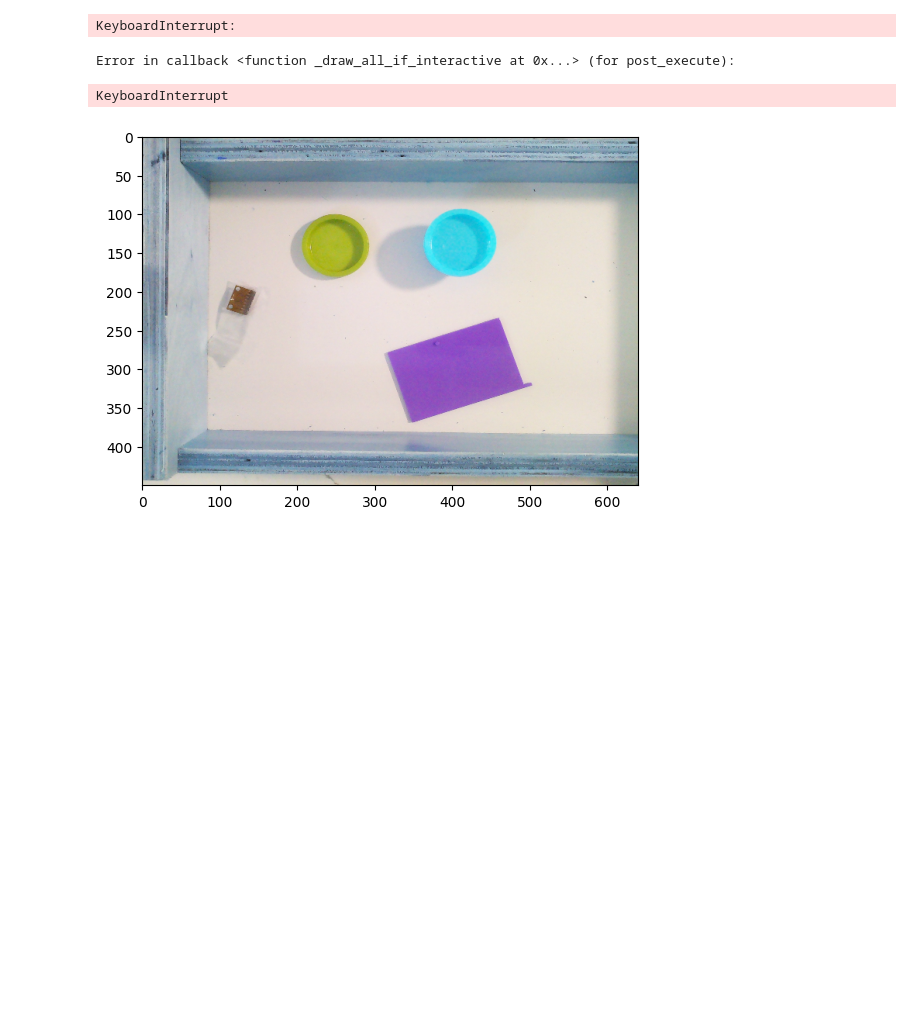
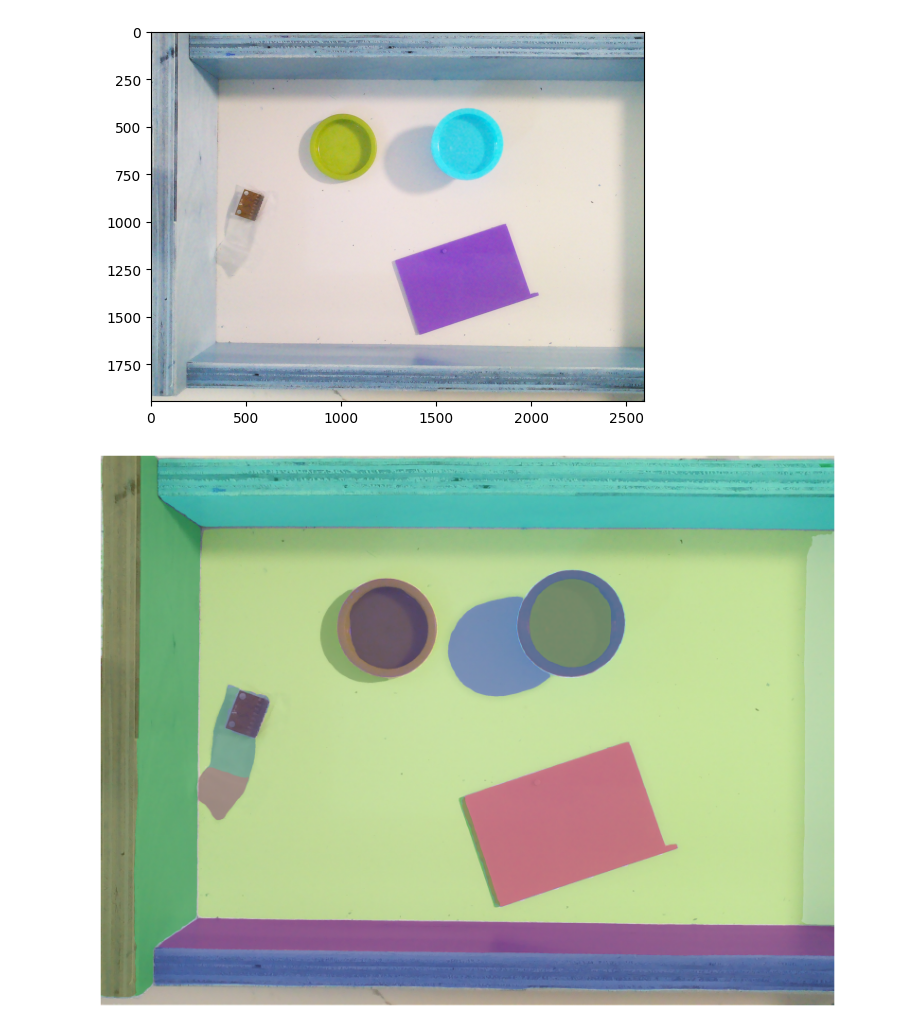
Before and after one commit to JusJing/cubesat, a Jupyter notebook: sam/sam.ipynb, the cells around one changed output. Cells and saved outputs as stored; diff of their text form; code cells hidden in the pictures; blank space fills up the shorter version.

```diff
--- a/sam/sam.ipynb
+++ b/sam/sam.ipynb
@@ -20,29 +20,28 @@ def show_anns(anns):
 # %%
 import cv2
 
 from segment_anything import SamAutomaticMaskGenerator, sam_model_registry
 from matplotlib import pyplot as plt
 
 image = cv2.imread("test.jpg")
 plt.imshow(image)
-resized = cv2.resize(image,(640, 450))
-plt.imshow(resized)
+#resized = cv2.resize(image,(640, 450))
+#plt.imshow(resized)
 
 # https://github.com/facebookresearch/segment-anything
 # Download model from here https://github.com/facebookresearch/segment-anything#model-checkpoints
 
-sam = sam_model_registry["vit_b"](checkpoint="sam_vit_b_01ec64.pth")
+#sam = sam_model_registry["vit_b"](checkpoint="sam_vit_b_01ec64.pth")
+sam = sam_model_registry["vit_l"](checkpoint="sam_vit_l_0b3195.pth")
 sam.to(device='cuda')
 mask_generator = SamAutomaticMaskGenerator(sam)
-masks = mask_generator.generate(resized)
+masks = mask_generator.generate(image)
 
 plt.figure(figsize=(20,20))
-plt.imshow(resized)
+plt.imshow(image)
 show_anns(masks)
 plt.axis('off')
 plt.show()
 # %% [output]
-KeyboardInterrupt:
-Error in callback <function _draw_all_if_interactive at 0x...> (for post_execute):
-KeyboardInterrupt
-[figure, old version]
+[figure, new version]
+[figure, added]
```
Also changed, not shown: 4 other files.
